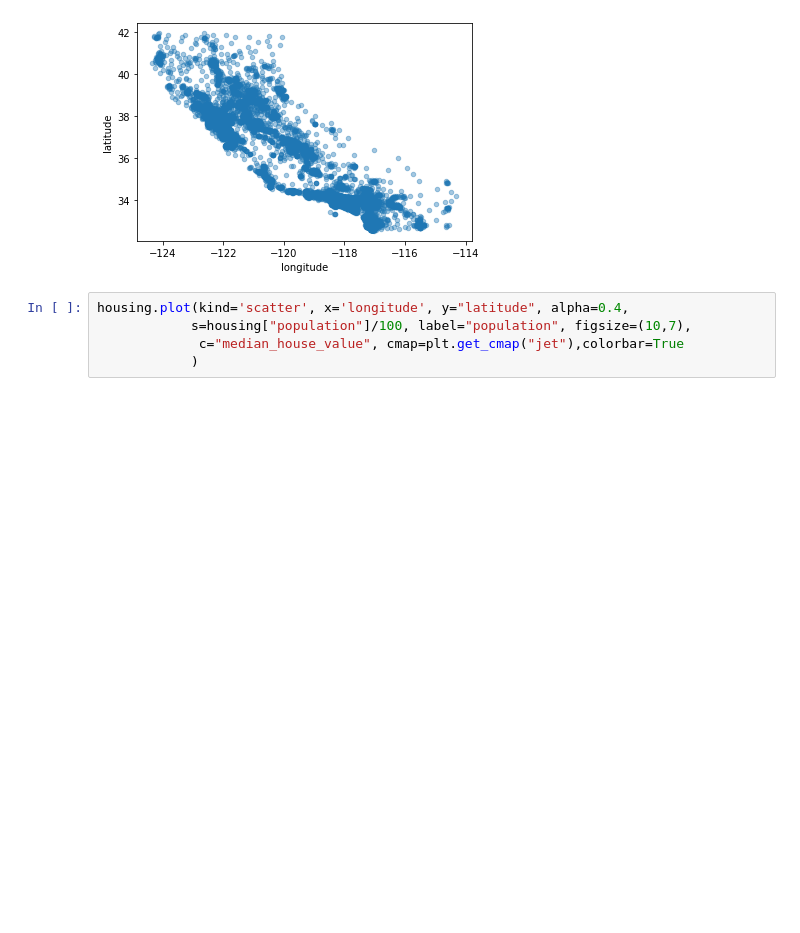
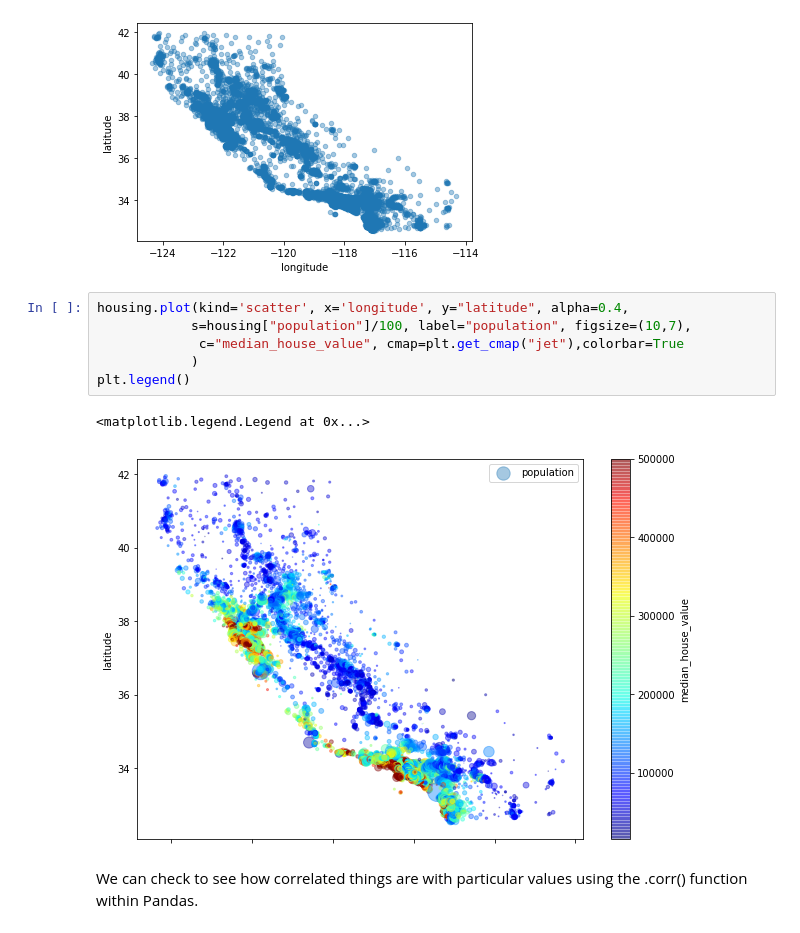
Before and after one commit to dnmorris7/O-Reilly_Housing_Analysis, a Jupyter notebook: Housing Analysis.ipynb, the cells around one changed output. Saved outputs shown, nothing was run; the diff lists cells and outputs as text; blank space fills up the shorter version.

```diff
--- a/Housing Analysis.ipynb
+++ b/Housing Analysis.ipynb
@@ -131,5 +131,11 @@ housing.plot(kind='scatter', x='longitude', y="latitude", alpha=0.4)
 # %%
 housing.plot(kind='scatter', x='longitude', y="latitude", alpha=0.4,
             s=housing["population"]/100, label="population", figsize=(10,7),
              c="median_house_value", cmap=plt.get_cmap("jet"),colorbar=True
             )
+plt.legend()
+# %% [output]
+<matplotlib.legend.Legend at 0x...>
+[figure, added]
+# %% [markdown]
+We can check to see how correlated things are with particular values using the .corr() function within Pandas.
```
Also changed, not shown: parts of 20 cells of this notebook.
